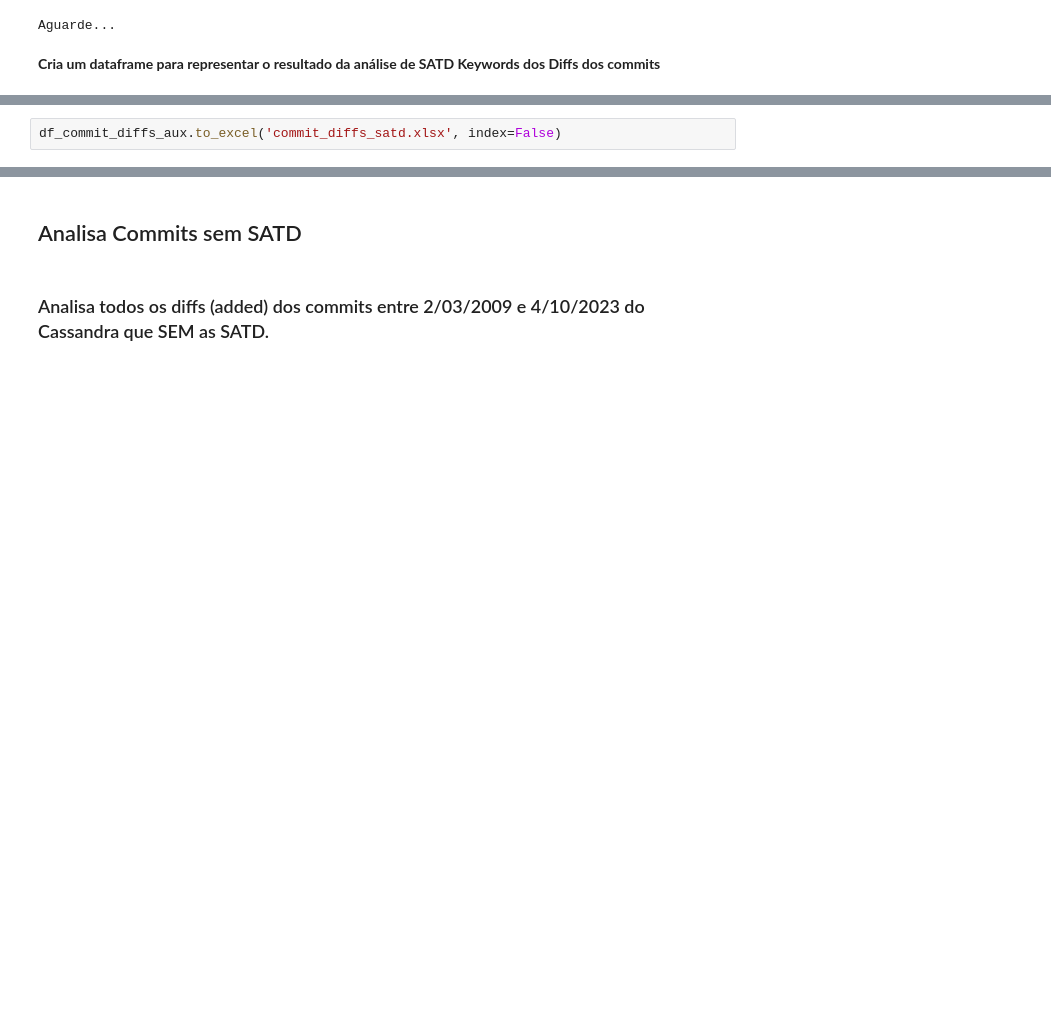
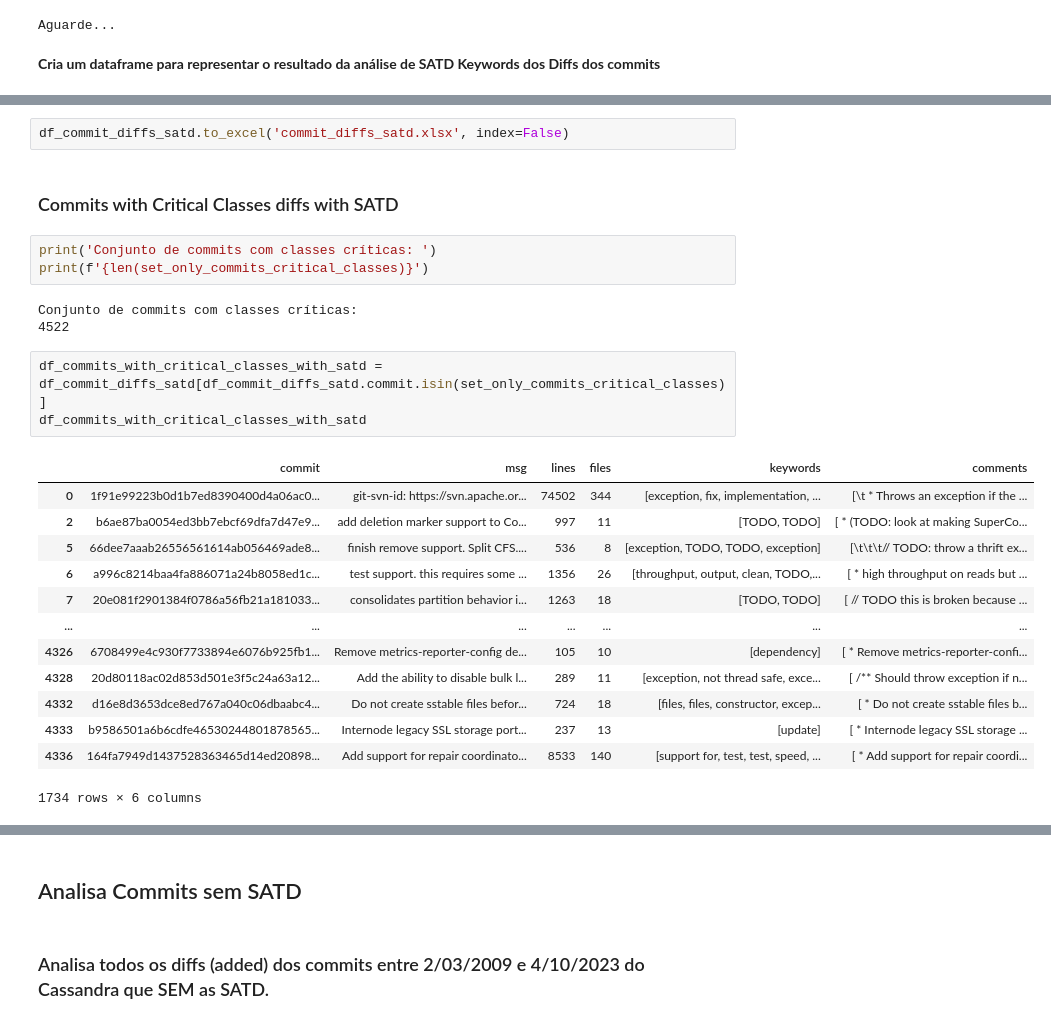
Before and after one commit to armandossrecife/my_validation3, a Jupyter notebook: my_analysis_cassandra.ipynb, the cells around one changed output, grey strips where cells are left out. Saved outputs shown, nothing was run; the diff lists cells and outputs as text; blank space fills up the shorter version.

```diff
--- a/my_analysis_cassandra.ipynb
+++ b/my_analysis_cassandra.ipynb
@@ -1237,4 +1237,29 @@ ax1.boxplot(x=df_commit_diffs_aux.files, showfliers=False)
  'means': []}
 [figure]
 # %%
-df_commit_diffs_aux.to_excel('commit_diffs_satd.xlsx', index=False)
+df_commit_diffs_satd.to_excel('commit_diffs_satd.xlsx', index=False)
+# %% [markdown]
+### Commits with Critical Classes diffs with SATD
+# %%
+print('Conjunto de commits com classes críticas: ')
+print(f'{len(set_only_commits_critical_classes)}')
+# %% [output]
+Conjunto de commits com classes críticas:
+4522
+# %%
+df_commits_with_critical_classes_with_satd = df_commit_diffs_satd[df_commit_diffs_satd.commit.isin(set_only_commits_critical_classes)]
+df_commits_with_critical_classes_with_satd
+# %% [output]
+|  | commit | msg | lines | files | keywords | comments |
+| 0 | 1f91e99223b0d1b7ed8390400d4a06ac0... | git-svn-id: https://svn.apache.or... | 74502 | 344 | [exception, fix, implementation, ... | [\t * Throws an exception if the ... |
+| 2 | b6ae87ba0054ed3bb7ebcf69dfa7d47e9... | add deletion marker support to Co... | 997 | 11 | [TODO, TODO] | [ * (TODO: look at making SuperCo... |
+| 5 | 66dee7aaab26556561614ab056469ade8... | finish remove support. Split CFS.... | 536 | 8 | [exception, TODO, TODO, exception] | [\t\t\t// TODO: throw a thrift ex... |
+| 6 | a996c8214baa4fa886071a24b8058ed1c... | test support. this requires some ... | 1356 | 26 | [throughput, output, clean, TODO,... | [ * high throughput on reads but ... |
+| 7 | 20e081f2901384f0786a56fb21a181033... | consolidates partition behavior i... | 1263 | 18 | [TODO, TODO] | [ // TODO this is broken because ... |
+| ... | ... | ... | ... | ... | ... | ... |
+| 4326 | 6708499e4c930f7733894e6076b925fb1... | Remove metrics-reporter-config de... | 105 | 10 | [dependency] | [ * Remove metrics-reporter-confi... |
+| 4328 | 20d80118ac02d853d501e3f5c24a63a12... | Add the ability to disable bulk l... | 289 | 11 | [exception, not thread safe, exce... | [ /** Should throw exception if n... |
+| 4332 | d16e8d3653dce8ed767a040c06dbaabc4... | Do not create sstable files befor... | 724 | 18 | [files, files, constructor, excep... | [ * Do not create sstable files b... |
+| 4333 | b9586501a6b6cdfe46530244801878565... | Internode legacy SSL storage port... | 237 | 13 | [update] | [ * Internode legacy SSL storage ... |
+| 4336 | 164fa7949d1437528363465d14ed20898... | Add support for repair coordinato... | 8533 | 140 | [support for, test, test, speed, ... | [ * Add support for repair coordi... |
+1734 rows × 6 columns
```
Also changed, not shown: parts of 26 cells of this notebook.
